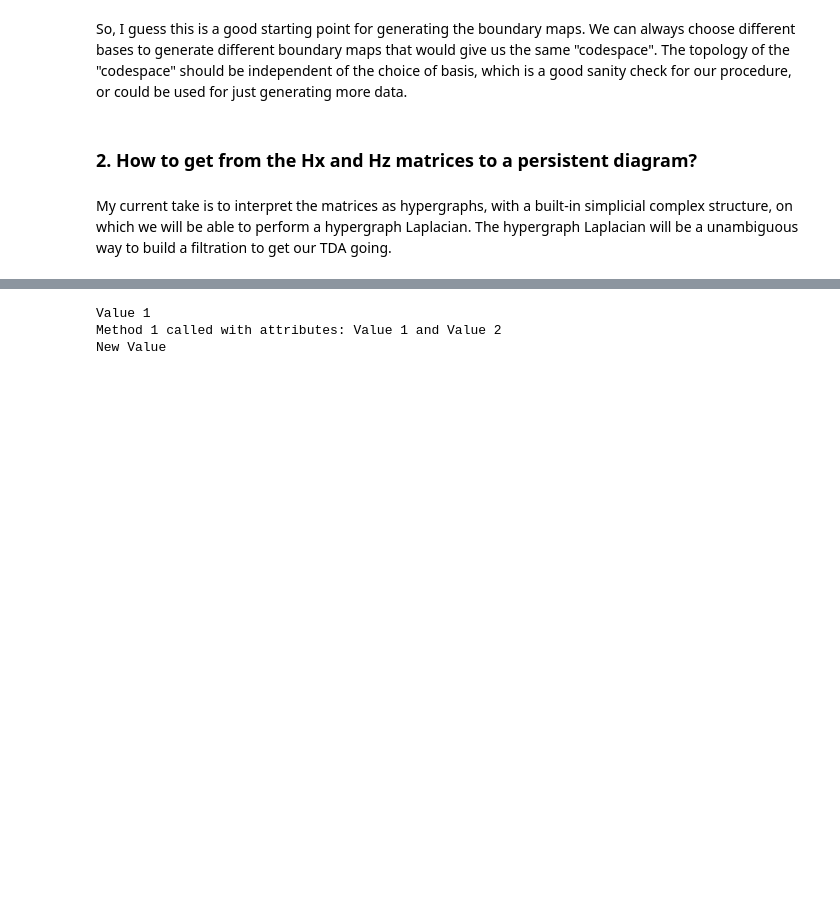
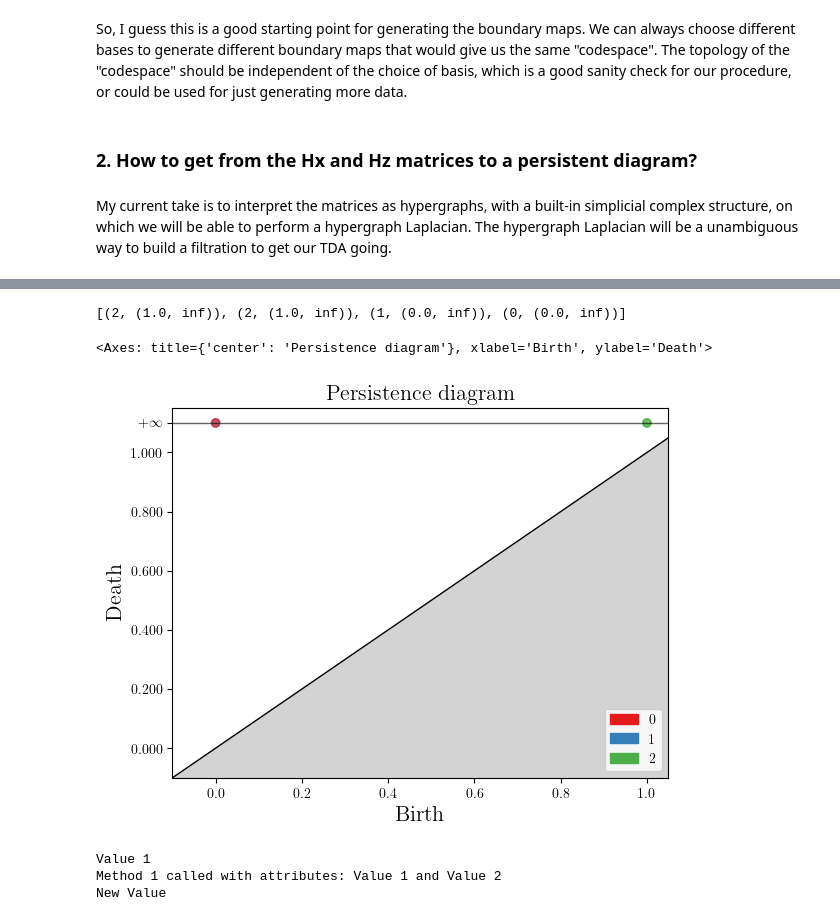
Before and after one commit to ricohasgithub/sprinkles-tda, a Jupyter notebook: data_gen.ipynb, the cells around one changed output, grey strips where cells are left out. Saved outputs shown, nothing was run; the diff lists cells and outputs as text; code cells hidden in the pictures; blank space fills up the shorter version.

```diff
--- a/data_gen.ipynb
+++ b/data_gen.ipynb
@@ -58,2 +51,4 @@ matrix([[1, 1, 0, 0, 1, 0, 1, 0],
+# %%
+hx = code.Hx.toarray()
 # %% [markdown]
 and this is the transpose of $\partial_1$
@@ -66,0 +55,2 @@ matrix([[1, 0, 1, 0, 1, 1, 0, 0],
+# %%
+hz = code.Hz.toarray()
@@ -74,0 +134,40 @@ My current take is to interpret the matrices as hypergraphs, with a built-in sim
+# %%
+def build_simplex_tree_from_boundary_matrices(boundary_matrices):
+    st = gd.SimplexTree()
+
+    # Add vertices
+    for vertex in range(len(boundary_matrices[0][0])):
+        st.insert([vertex])
+
+    # Add higher dimensional simplices
+    for dim, boundary_matrix in enumerate(boundary_matrices):
+        for simplex_index, row in enumerate(boundary_matrix):
+            # Create a simplex as a list of its vertices
+            simplex = [vertex for vertex, entry in enumerate(row) if entry != 0]
+            simplex.append(simplex_index + len(row))  # Add the current simplex vertex
+            st.insert(simplex, filtration=dim)
+
+    return st
+# %%
+# Example boundary matrices
+boundary_matrices = [
+    # Boundary matrix for 1-simplices (edges)
+    hx,
+    # Boundary matrix for 2-simplices (triangles)
+    hz.T
+    # Add more matrices for higher dimensions if needed
+]
+
+# Build the simplex tree
+simplex_tree = build_simplex_tree_from_boundary_matrices(boundary_matrices)
+
+# Compute and print persistence
+diag = simplex_tree.persistence()
+print(diag)
+
+# Optionally, plot the persistence diagram
+gd.plot_persistence_diagram(diag)
+# %% [output]
+[(2, (1.0, inf)), (2, (1.0, inf)), (1, (0.0, inf)), (0, (0.0, inf))]
+<Axes: title={'center': 'Persistence diagram'}, xlabel='Birth', ylabel='Death'>
+[figure, added]
```
Also changed, not shown: parts of 16 cells of this notebook.
